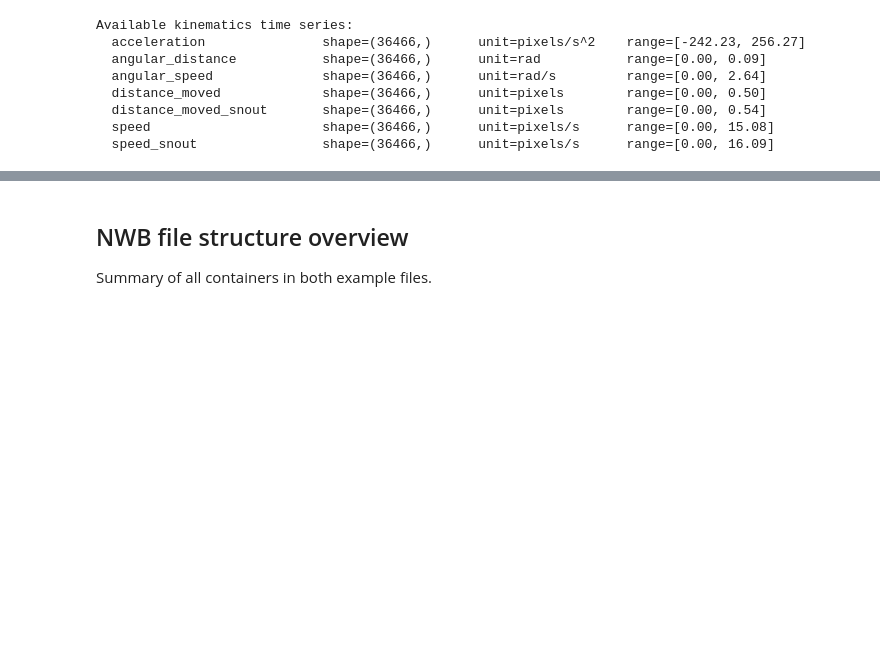
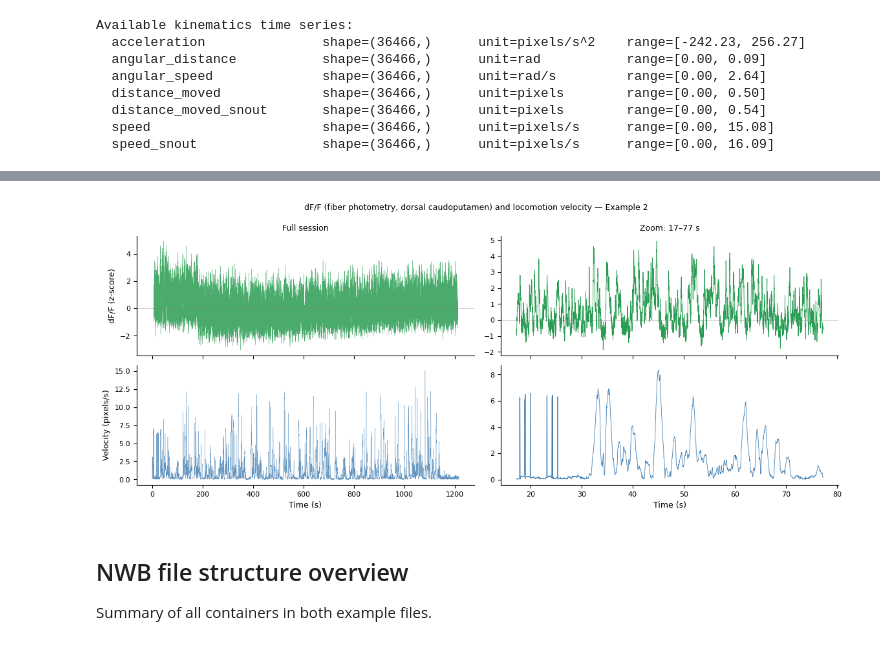
Before and after one commit to catalystneuro/meletis-lab-to-nwb, a Jupyter notebook: src/meletis_lab_to_nwb/tutorials/open_field_test_demo.ipynb, the cells around one changed output, grey strips where cells are left out. Cells and saved outputs as stored; diff of their text form; code cells hidden in the pictures; blank space fills up the shorter version.

```diff
--- a/src/meletis_lab_to_nwb/tutorials/open_field_test_demo.ipynb
+++ b/src/meletis_lab_to_nwb/tutorials/open_field_test_demo.ipynb
@@ -324,23 +493,23 @@ Available kinematics time series:
   speed                      shape=(36466,)      unit=pixels/s      range=[0.00, 15.08]
   speed_snout                shape=(36466,)      unit=pixels/s      range=[0.00, 16.09]
 # %%
-speed = kinematics.time_series["speed"]
+speed = kinematics.time_series["linear_velocity"]
 speed_data = speed.data[:]
 speed_time = np.arange(len(speed_data)) / speed.rate
 
-angular_speed = kinematics.time_series["angular_speed"]
+angular_speed = kinematics.time_series["angular_velocity"]
 angular_data = angular_speed.data[:]
 
 fig, axes = plt.subplots(2, 1, figsize=(14, 6), sharex=True)
 
 axes[0].plot(speed_time, speed_data, linewidth=0.3, color="steelblue")
 axes[0].set_ylabel(f"Speed ({speed.unit})")
-axes[0].set_title("Body center speed (Example 2)")
+axes[0].set_title("Body center linear velocity (Example 2)")
 
 axes[1].plot(speed_time, angular_data, linewidth=0.3, color="darkorange")
-axes[1].set_ylabel(f"Angular speed ({angular_speed.unit})")
+axes[1].set_ylabel(f"Angular velocity ({angular_speed.unit})")
 axes[1].set_xlabel("Time (s)")
-axes[1].set_title("Angular speed")
+axes[1].set_title("Angular velocity")
 
 plt.tight_layout()
 plt.show()
@@ -349,3 +525,51 @@ plt.show()
+# %%
+# Z-score dF/F for display
+signal_z = (signal - signal.mean()) / signal.std()
+
+# Choose a 60-second zoom window starting where FP is stable
+_t0_zoom = float(timestamps[0]) + 10.0
+_t1_zoom = _t0_zoom + 60.0
+
+fig_comb, axes_comb = plt.subplots(
+    2, 2,
+    figsize=(14, 5),
+    sharex="col",
+    gridspec_kw={"wspace": 0.08, "hspace": 0.08},
+)
+
+# ---------- full session (left column) ----------
+axes_comb[0, 0].plot(timestamps, signal_z, linewidth=0.25, color="#2a9d54", alpha=0.85)
+axes_comb[0, 0].set_ylabel("dF/F (z-score)", fontsize=9)
+axes_comb[0, 0].set_title("Full session", fontsize=9)
+axes_comb[0, 0].axhline(0, color="gray", linewidth=0.4, linestyle="--")
+
+axes_comb[1, 0].plot(speed_time, speed_data, linewidth=0.25, color="steelblue", alpha=0.85)
+axes_comb[1, 0].set_ylabel(f"Velocity ({speed.unit})", fontsize=9)
+axes_comb[1, 0].set_xlabel("Time (s)", fontsize=9)
+
+# ---------- 60-second zoom (right column) ----------
+_fp_mask = (timestamps >= _t0_zoom) & (timestamps <= _t1_zoom)
+_vel_mask = (speed_time >= _t0_zoom) & (speed_time <= _t1_zoom)
+
+axes_comb[0, 1].plot(timestamps[_fp_mask], signal_z[_fp_mask], linewidth=0.6, color="#2a9d54")
+axes_comb[0, 1].axhline(0, color="gray", linewidth=0.4, linestyle="--")
+axes_comb[0, 1].set_title(f"Zoom: {_t0_zoom:.0f}–{_t1_zoom:.0f} s", fontsize=9)
+
+axes_comb[1, 1].plot(speed_time[_vel_mask], speed_data[_vel_mask], linewidth=0.6, color="steelblue")
+axes_comb[1, 1].set_xlabel("Time (s)", fontsize=9)
+
+for ax in axes_comb.flat:
+    ax.spines[["top", "right"]].set_visible(False)
+    ax.tick_params(labelsize=8)
+
+fig_comb.suptitle(
+    "dF/F (fiber photometry, dorsal caudoputamen) and locomotion velocity — Example 2",
+    fontsize=9,
+)
+plt.tight_layout()
+plt.show()
+# %% [output]
+[figure, added]
 # %% [markdown]
 ## NWB file structure overview
 
```
Also changed, not shown: parts of 13 cells of this notebook.
